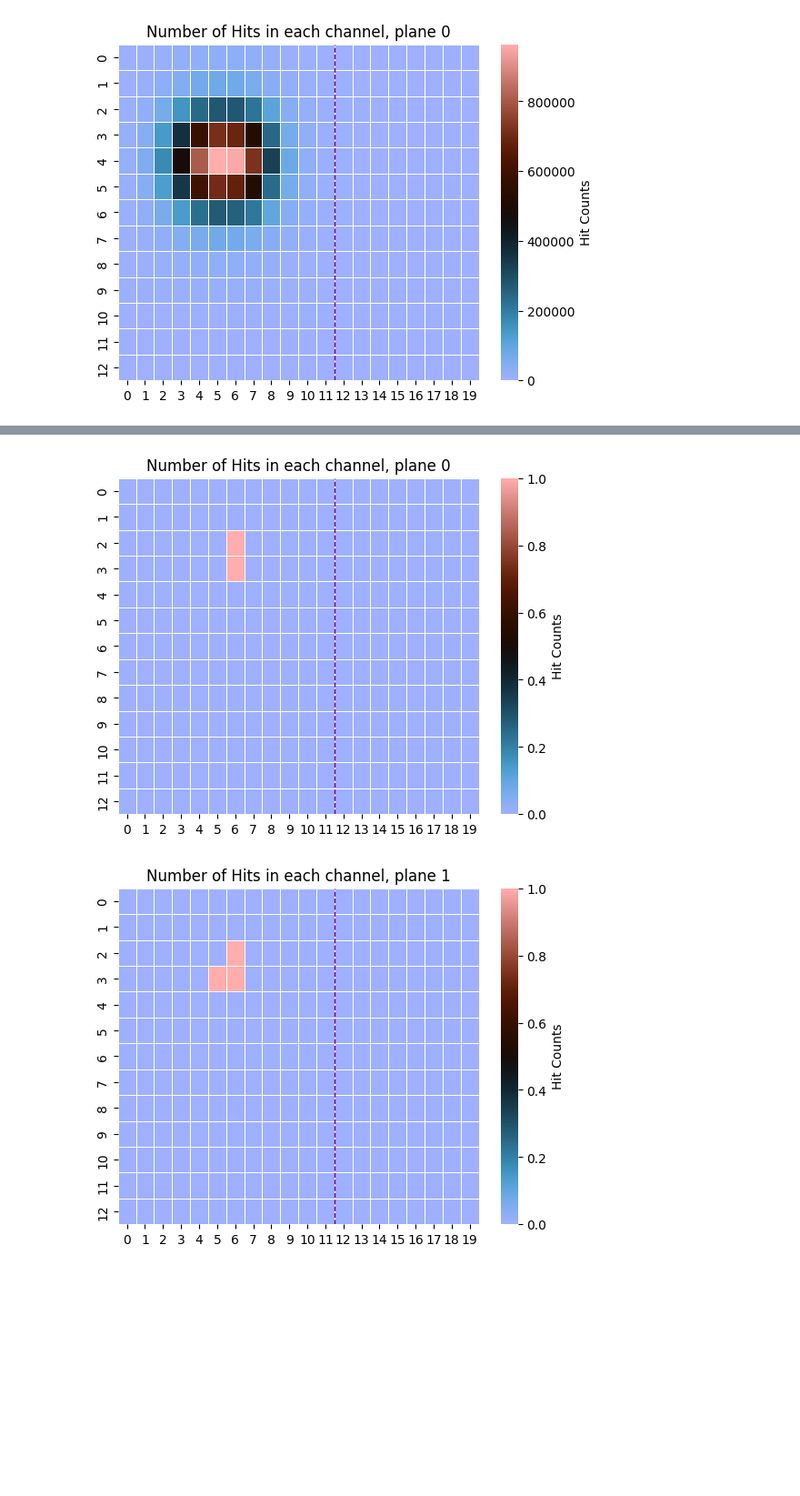
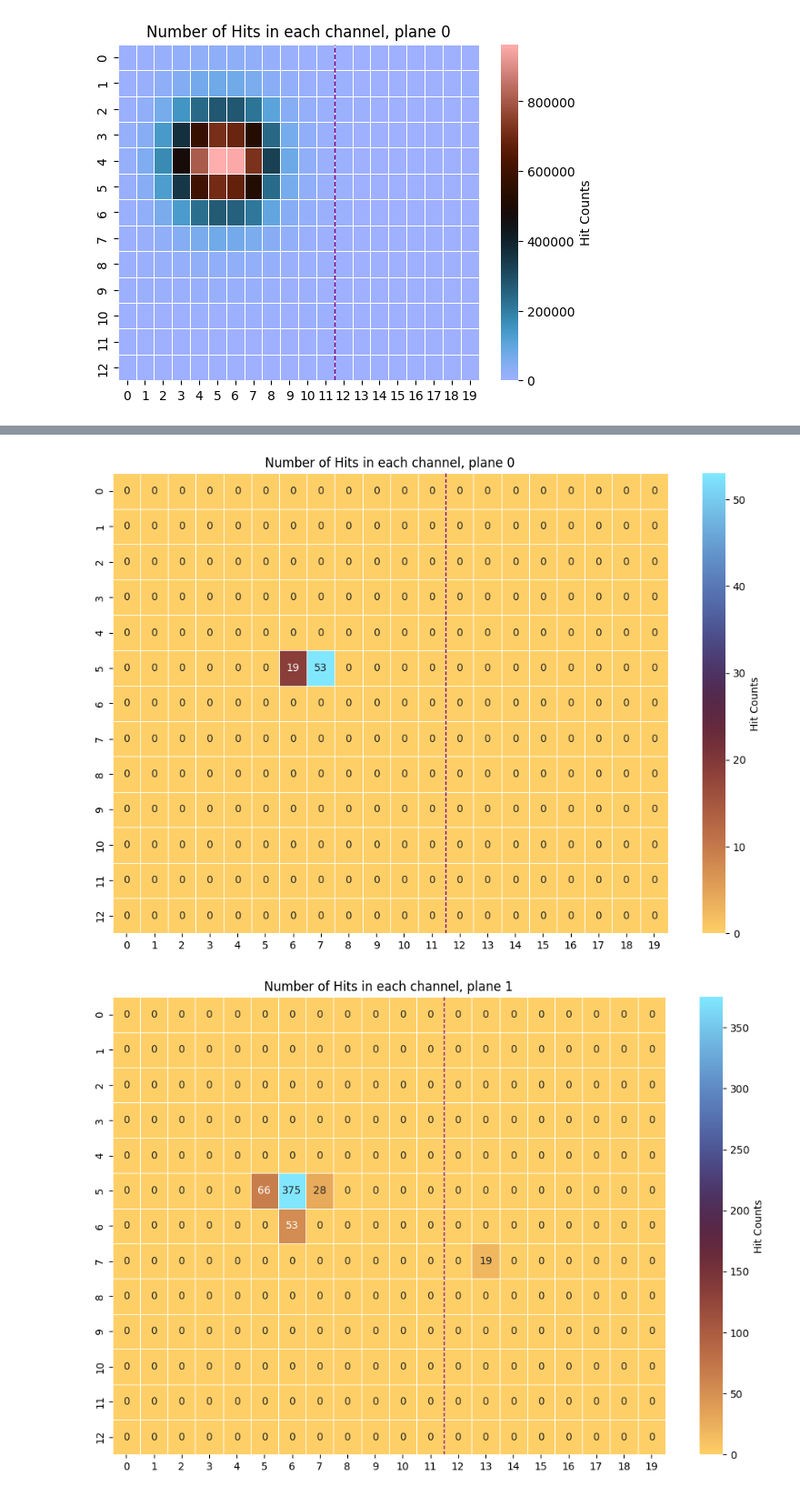
Before and after one commit to Ben-David-Ben/F-Cal-TB-Project, a Jupyter notebook: TB2025_Gap.ipynb, the cells around one changed output, grey strips where cells are left out. Shown: that part at 91% size. Cells and saved outputs as stored; diff of their text form; code cells hidden in the pictures; blank space fills up the shorter version.

```diff
--- a/TB2025_Gap.ipynb
+++ b/TB2025_Gap.ipynb
@@ -13,7 +13,7 @@ import work
 Open ROOT file and extract data
 # %%
 file_name = "TB_FIRE_1101_hits.root"
-hit_data_1101 = RAF.get_ROOT_data_zip(file_name)
+hit_data_1101 = rf.get_ROOT_data_zip(file_name)
 # %% [output]
 Folders: ['Hits;1']
 
@@ -98,5 +41,46 @@ def single_event_evolution(hit_data, TLU_number, cmap="berlin"):
+# %%
+# Shows the shower evolution of a SINGLE EVENT in the sensor with the amplitude in every sensor
+def single_event_evolution_amp(hit_data, TLU_number, cmap="berlin"):
+
+    # get the path of the specific event
+    TLU_event_data = hit_data[TLU_number]
+
+
+    # count the amount of hits of each pad in every plane
+    for plane in range(7,-1,-1):
+
+        # get the channels hits on the wanted plane
+        hits_plane = TLU_event_data[TLU_event_data.plane == plane]
+        hits_plane_ch = TLU_event_data[TLU_event_data.plane == plane].ch
+
+        # create channel(pads) matrix
+        counts_matrix = np.zeros((13, 20))
+
+        # modify the pads matrix only if there are any hits on the plane
+        if len(hits_plane_ch) != 0:
+            # count the amount of hits in each pad on the plane
+            pads_1d, counts = np.unique(hits_plane_ch, return_counts=True)
+
+            # convert the 1d index of the pads into 2d coordinates
+            pads_2d = divmod(pads_1d, 20)
+
+
+            # distribute the counts for each pad on a 12x20 matrix
+            counts_matrix = np.zeros((13, 20))
+            for i in range(len(pads_1d)):
+                q = pads_2d[0][i]           # quotinent of the i'th pad (row from bottom)
+                r = pads_2d[1][i]           # remainder of the i'th pad (column)
+                pad_amp = TLU_event_data[hits_plane.ch == pads_1d[i]].amp
+                counts_matrix[-1-q][r] = pad_amp[0]
+
+        # creat the colormap
+        plt.figure(figsize=(12, 8))
+        seaborn.heatmap(counts_matrix, cmap=cmap, linewidths=0.5, cbar_kws={'label': 'Hit Counts'}, annot=True, fmt=".0f")
+        plt.title(f'Number of Hits in each channel, plane {7-plane}')
+        plt.axvline(x=12, color='purple', linestyle='--', linewidth=1)
+        plt.show()
 # %%
-single_event_evolution(hit_data_1101, 12)
+single_event_evolution_amp(hit_data_1101, 5122, cmap="managua")
 # %% [output]
-[figure, old version]
+[figure, new version]
-[figure, old version]
+[figure, new version]
```
Also changed, not shown: parts of 8 cells of this notebook, 1 other file.
